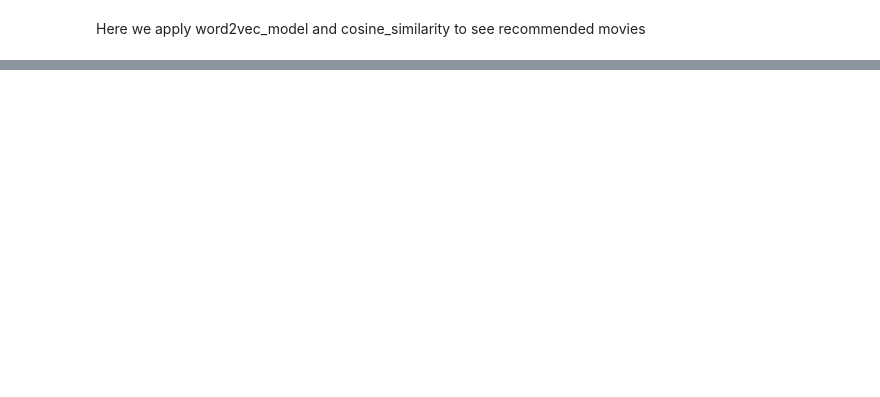
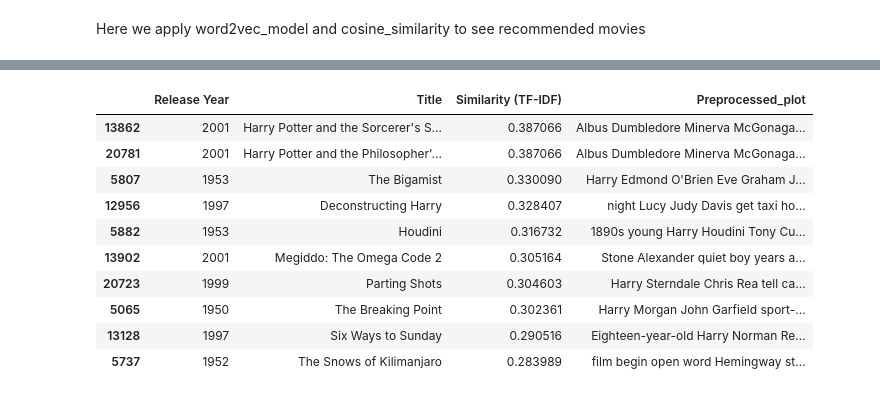
Before and after one commit to AnnilaMunsaf/InformationRetrievalProject, a Jupyter notebook: Movies_retrieval_system.ipynb, the cells around one changed output, grey strips where cells are left out. Saved outputs shown, nothing was run; the diff lists cells and outputs as text; code cells hidden in the pictures; blank space fills up the shorter version.

```diff
--- a/Movies_retrieval_system.ipynb
+++ b/Movies_retrieval_system.ipynb
@@ -290,0 +346,16 @@ False
+# %%
+user_input = "harry wizard magic stone"
+result_df = calculate_similarity_with_tfid(user_input, movies_df)
+result_df.head(10)
+# %% [output]
+|  | Release Year | Title | Similarity (TF-IDF) | Preprocessed_plot |
+| 13862 | 2001 | Harry Potter and the Sorcerer's S... | 0.387066 | Albus Dumbledore Minerva McGonaga... |
+| 20781 | 2001 | Harry Potter and the Philosopher'... | 0.387066 | Albus Dumbledore Minerva McGonaga... |
+| 5807 | 1953 | The Bigamist | 0.330090 | Harry Edmond O'Brien Eve Graham J... |
+| 12956 | 1997 | Deconstructing Harry | 0.328407 | night Lucy Judy Davis get taxi ho... |
+| 5882 | 1953 | Houdini | 0.316732 | 1890s young Harry Houdini Tony Cu... |
+| 13902 | 2001 | Megiddo: The Omega Code 2 | 0.305164 | Stone Alexander quiet boy years a... |
+| 20723 | 1999 | Parting Shots | 0.304603 | Harry Sterndale Chris Rea tell ca... |
+| 5065 | 1950 | The Breaking Point | 0.302361 | Harry Morgan John Garfield sport-... |
+| 13128 | 1997 | Six Ways to Sunday | 0.290516 | Eighteen-year-old Harry Norman Re... |
+| 5737 | 1952 | The Snows of Kilimanjaro | 0.283989 | film begin open word Hemingway st... |
```
Also changed, not shown: parts of 7 cells of this notebook.
